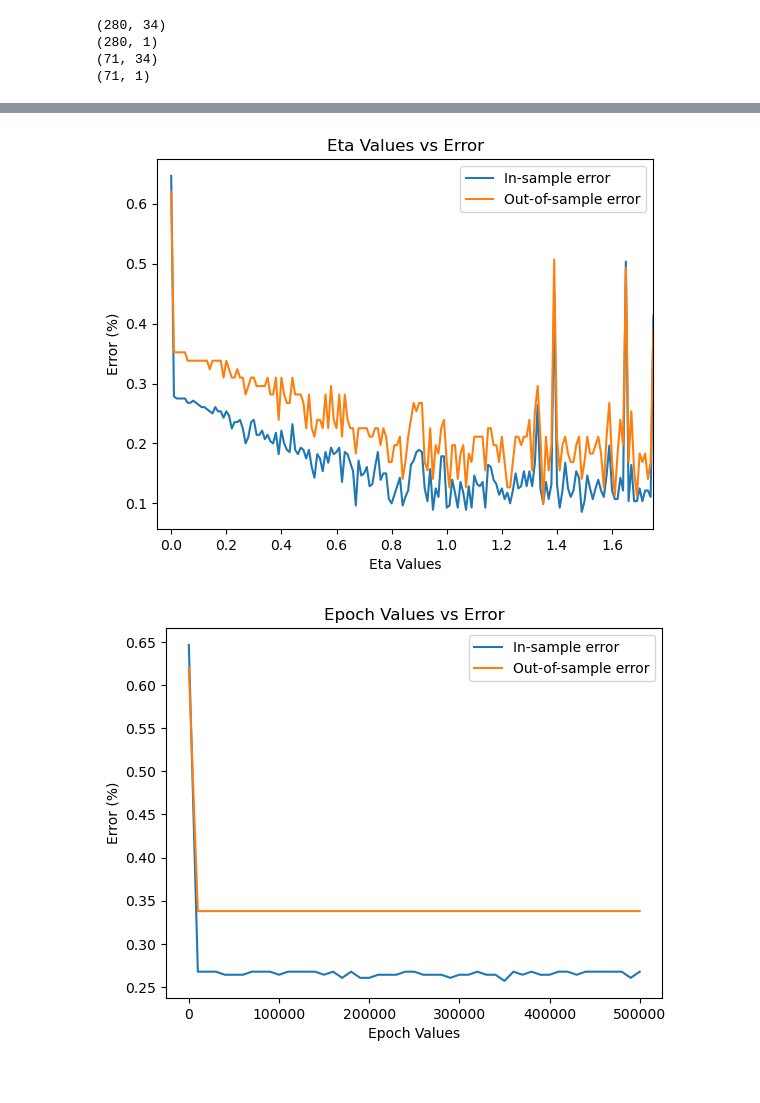
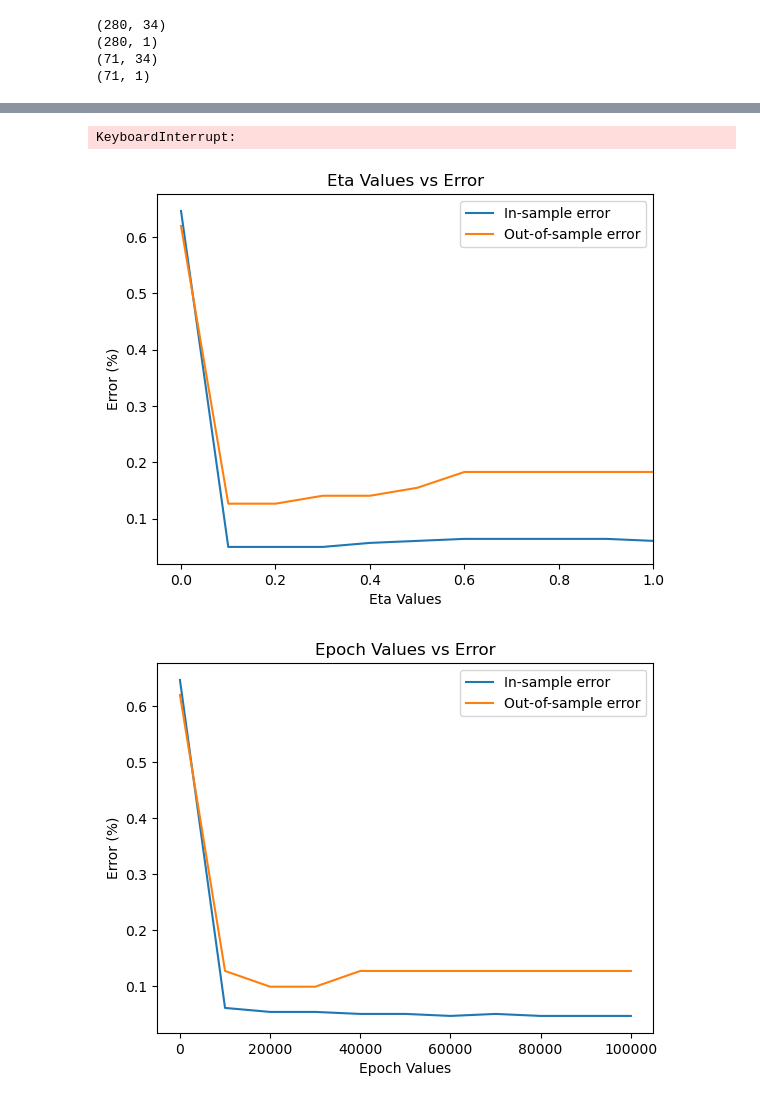
Before and after one commit to Noxolo1/cscd484, a Jupyter notebook: prog5/code_logistic_regression/parameter_tuning.ipynb, the cells around one changed output, grey strips where cells are left out. Cells and saved outputs as stored; diff of their text form; code cells hidden in the pictures.

```diff
--- a/prog5/code_logistic_regression/parameter_tuning.ipynb
+++ b/prog5/code_logistic_regression/parameter_tuning.ipynb
@@ -179,20 +179,20 @@ KeyboardInterrupt:
 # %%
 # 4a -> lambda vals
 
-error_arr1 = np.zeros(201)
-error_arr2 = np.zeros(201)
-lam_arr = np.arange(0, 2.01, 0.01)
+error_arr1 = np.zeros(11)
+error_arr2 = np.zeros(11)
+lam_arr = np.arange(0, 1.1, 0.1)
 
-for i in range(201):
+for i in range(11):
 
     # get new w vector with new lam value
     # holding degree space, eta, and epochs constant
     # with degree space = 1, eta = 0.01, iterations = 50000, mini_batch_size = 20, degree = 1
     # each call to fit() generates new permutation of X and y
-    log.fit(X_train, y_train, lam = i/100, eta = 0.1, iterations = 50000, SGD = True, mini_batch_size = 20, degree = 4)
+    log.fit(X_train, y_train, lam = i/10, eta = 0.1, iterations = 1000, SGD = True, mini_batch_size = 20, degree = 4)
 
-    error_arr1[i] = log.error(X_train, y_train)/X_train.shape[0]
-    error_arr2[i] = log.error(X_test, y_test)/X_test.shape[0]
+    error_arr1[i] = log.error(X_train, y_train)
+    error_arr2[i] = log.error(X_test, y_test)
 
 #print(lam_arr)
 #print(error_arr1)
@@ -206,38 +206,42 @@ plt.title('Lambda Values vs Error')
 #plt.ylim(0, 50)
 plt.legend()
 plt.show()
+# %% [output]
+KeyboardInterrupt:
 # %%
 # 1b -> eta vals
 
-error_arr1 = np.zeros(201)
-error_arr2 = np.zeros(201)
-eta_arr = np.arange(0, 2.01, 0.01)
+error_arr1 = np.zeros(11)
+error_arr2 = np.zeros(11)
+eta_arr = np.arange(0, 1.1, 0.1)
 
-for i in range(201):
+for i in range(11):
+
 
     # get new w vector with new eta value
     # holding degree space, lambda, epochs, mini_batch_size constant
     # with degree space = 1, lambda = 0, iterations = 50000, mini_batch_size = 20, degree = 1
     # each call to fit() generates new permutation of X and y
-    log.fit(X_train, y_train, lam = 0, eta = i/100, iterations = 50000, SGD = True, mini_batch_size = 20, degree = 1)
+    log.fit(X_train, y_train, lam = 0, eta = i/10, iterations = 50000, SGD = True, mini_batch_size = 20, degree = 1)
 
-    error_arr1[i] = log.error(X_train, y_train)/X_train.shape[0]
-    error_arr2[i] = log.error(X_test, y_test)/X_test.shape[0]
+    error_arr1[i] = log.error(X_train, y_train)
+    error_arr2[i] = log.error(X_test, y_test)
 
 #print(lam_arr)
 #print(error_arr1)
 
 plt.plot(eta_arr, error_arr1, label = "In-sample error")
 plt.plot(eta_arr, error_arr2, label = "Out-of-sample error")
 plt.xlabel('Eta Values')
 plt.ylabel('Error (%)')
 plt.title('Eta Values vs Error')
-plt.xlim(-0.05, 1.75)
+plt.xlim(-0.05, 1.0)
 #plt.ylim(0, 50)
 plt.legend()
 plt.show()
+#
 # %% [output]
-[figure, old version]
+[figure, new version]
 # %%
 # 2b -> eta vals
 
@@ -331,19 +338,19 @@ plt.show()
 # %%
 # 1c ->  epochs
 
-error_arr1 = np.zeros(51)
-error_arr2 = np.zeros(51)
-epoch_arr = np.arange(0, 500001, 10000)
+error_arr1 = np.zeros(11)
+error_arr2 = np.zeros(11)
+epoch_arr = np.arange(0, 100001, 10000)
 
-for i in range(51):
+for i in range(11):
 
     # get new w vector with new epochs
     # holding degree space, eta, and lambda constant
     # with degree space = 1, eta = 0.01, lam = 0.1
     log.fit(X_train, y_train, lam = 0, eta = 0.1, iterations = i*10000, SGD = True, mini_batch_size = 20, degree = 1)
 
-    error_arr1[i] = log.error(X_train, y_train)/X_train.shape[0]
-    error_arr2[i] = log.error(X_test, y_test)/X_test.shape[0]
+    error_arr1[i] = log.error(X_train, y_train)
+    error_arr2[i] = log.error(X_test, y_test)
 
 
 plt.plot(epoch_arr, error_arr1, label = "In-sample error")
@@ -356,7 +363,7 @@ plt.title('Epoch Values vs Error')
 plt.legend()
 plt.show();
 # %% [output]
-[figure, old version]
+[figure, new version]
 # %%
 # 2c ->  epochs
 
```
Also changed, not shown: parts of 13 cells of this notebook, 1 other file.
